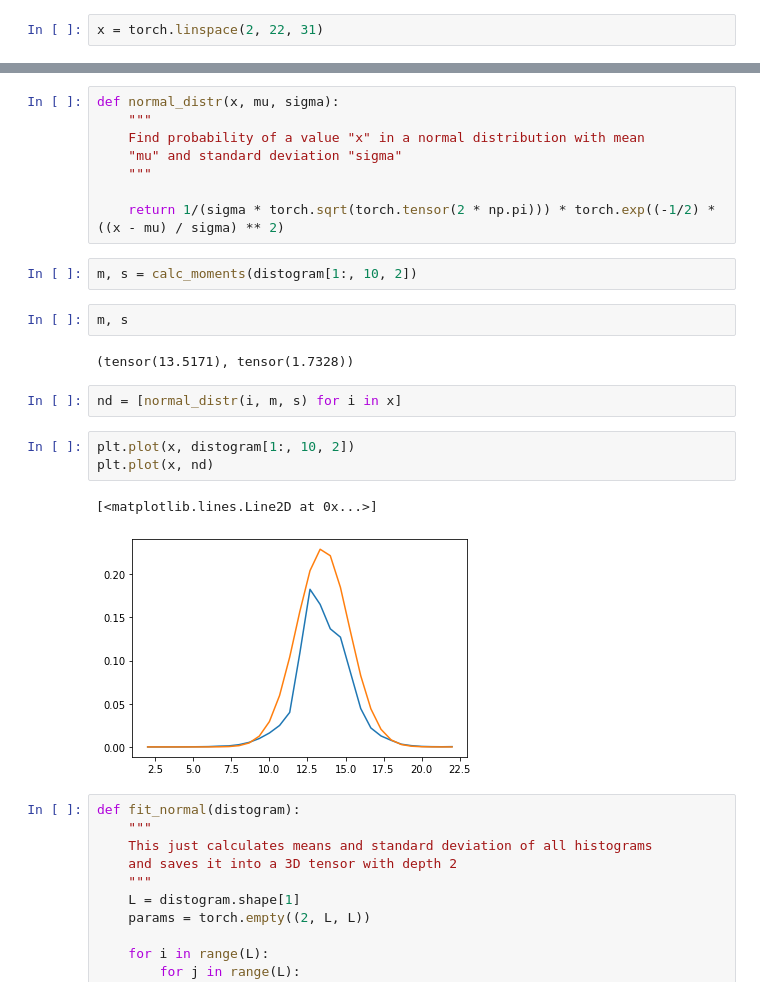
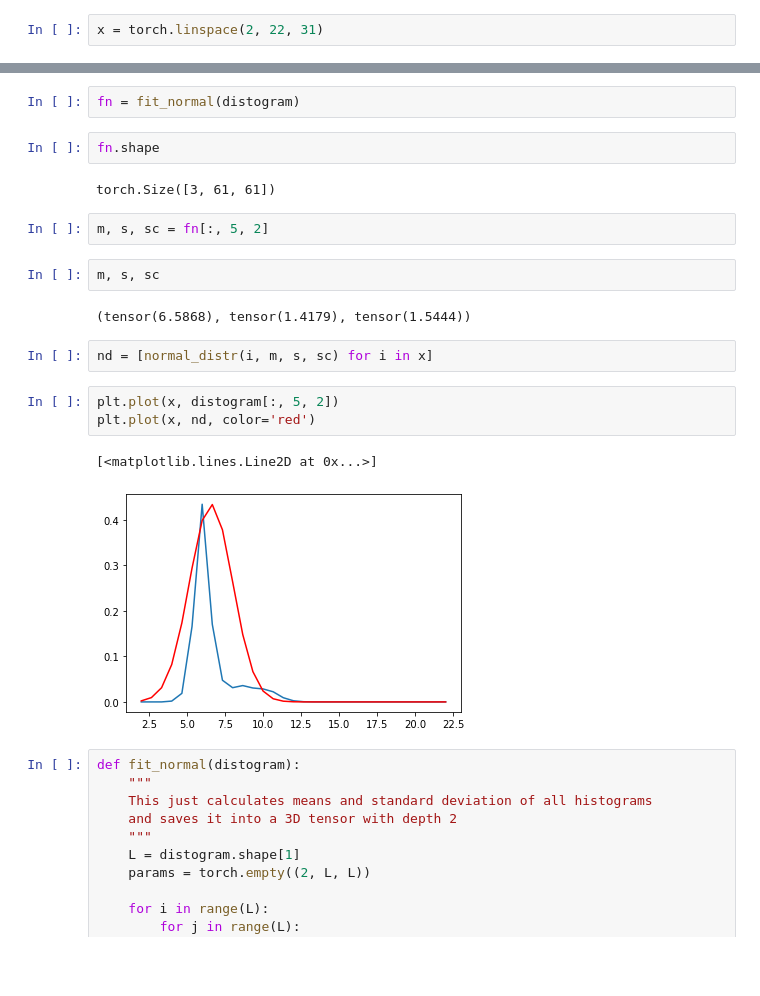
Before and after one commit to andynet/protein_folding, a Jupyter notebook: scripts/structure_realization_our/smooth_distogram.ipynb, the cells around one changed output, grey strips where cells are left out. Cells and saved outputs as stored; diff of their text form; blank space fills up the shorter version.

```diff
--- a/scripts/structure_realization_our/smooth_distogram.ipynb
+++ b/scripts/structure_realization_our/smooth_distogram.ipynb
@@ -30,25 +21,23 @@ def calc_moments(distribution):
-# %%
-def normal_distr(x, mu, sigma):
-    """
-    Find probability of a value "x" in a normal distribution with mean
-    "mu" and standard deviation "sigma"
-    """
-
-    return 1/(sigma * torch.sqrt(torch.tensor(2 * np.pi))) * torch.exp((-1/2) * ((x - mu) / sigma) ** 2)
+# %%
+fn = fit_normal(distogram)
+# %%
+fn.shape
+# %% [output]
+torch.Size([3, 61, 61])
 # %%
-m, s = calc_moments(distogram[1:, 10, 2])
+m, s, sc = fn[:, 5, 2]
 # %%
-m, s
+m, s, sc
 # %% [output]
-(tensor(13.5171), tensor(1.7328))
+(tensor(6.5868), tensor(1.4179), tensor(1.5444))
 # %%
-nd = [normal_distr(i, m, s) for i in x]
+nd = [normal_distr(i, m, s, sc) for i in x]
 # %%
-plt.plot(x, distogram[1:, 10, 2])
-plt.plot(x, nd)
+plt.plot(x, distogram[:, 5, 2])
+plt.plot(x, nd, color='red')
 # %% [output]
 [<matplotlib.lines.Line2D at 0x...>]
-[figure, old version]
+[figure, new version]
 # %%
 def fit_normal(distogram):
     """
```
Also changed, not shown: parts of 4 cells of this notebook, 22 other files.
